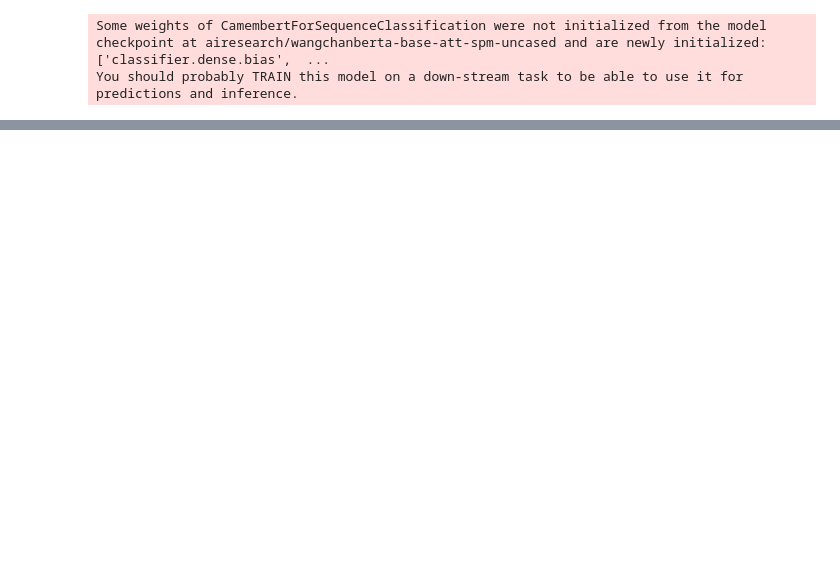
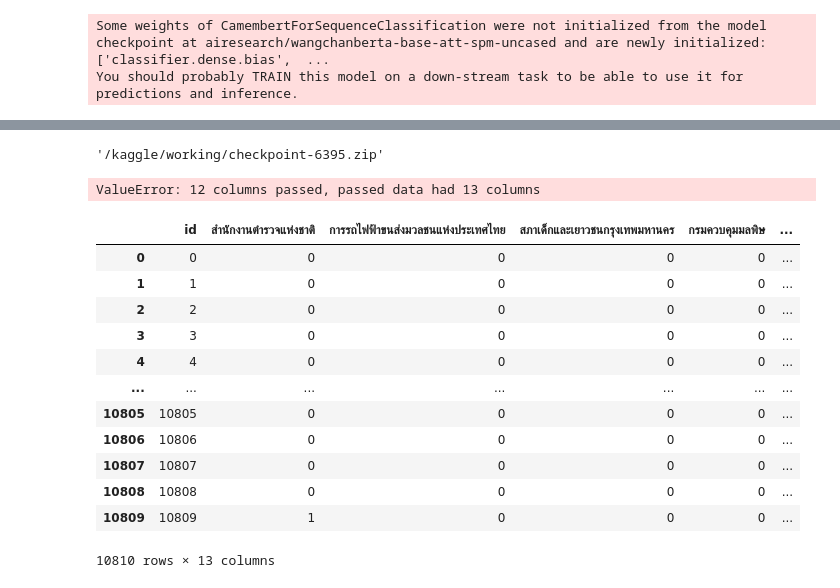
Before and after one commit to bookpanda/2110446-DATA-SCI-ENG, a Jupyter notebook: kaggle/midterm-traffy.ipynb, the cells around one changed output, grey strips where cells are left out. Drawn from its saved outputs; the diff is of its cells as text; code cells hidden in the pictures; blank space fills up the shorter version.

```diff
--- a/kaggle/midterm-traffy.ipynb
+++ b/kaggle/midterm-traffy.ipynb
@@ -287,0 +335,8 @@ trainer.train()
+# %%
+import shutil
+
+shutil.make_archive("/kaggle/working/checkpoint-6395", "zip", "/kaggle/working/multi_label_text_classification_wangchanberta_model/checkpoint-6395")
+# %% [output]
+'/kaggle/working/checkpoint-6395.zip'
+# %%
+predictions = trainer.predict(test_dataset)
@@ -287,0 +357,10 @@ trainer.train()
+# %%
+logits = torch.tensor(predictions.predictions)
+probs = torch.sigmoid(logits)
+pred_labels = (probs > 0.5).int().tolist()
+pred_df = pd.DataFrame(pred_labels, columns=contacts)
+
+test_df = pd.read_csv('/kaggle/input/dataset/test.csv')
+output_df = pd.concat([test_df["id"], pred_df], axis=1)
+# %% [output]
+ValueError: 12 columns passed, passed data had 13 columns
@@ -287,0 +369,16 @@ trainer.train()
+# %%
+output_df
+# %% [output]
+|  | id | สำนักงานตำรวจแห่งชาติ | การรถไฟฟ้าขนส่งมวลชนแห่งประเทศไทย | สภาเด็กและเยาวชนกรุงเทพมหานคร | กรมควบคุมมลพิษ | ... |
+| 0 | 0 | 0 | 0 | 0 | 0 | ... |
+| 1 | 1 | 0 | 0 | 0 | 0 | ... |
+| 2 | 2 | 0 | 0 | 0 | 0 | ... |
+| 3 | 3 | 0 | 0 | 0 | 0 | ... |
+| 4 | 4 | 0 | 0 | 0 | 0 | ... |
+| ... | ... | ... | ... | ... | ... | ... |
+| 10805 | 10805 | 0 | 0 | 0 | 0 | ... |
+| 10806 | 10806 | 0 | 0 | 0 | 0 | ... |
+| 10807 | 10807 | 0 | 0 | 0 | 0 | ... |
+| 10808 | 10808 | 0 | 0 | 0 | 0 | ... |
+| 10809 | 10809 | 1 | 0 | 0 | 0 | ... |
+10810 rows × 13 columns
```
Also changed, not shown: parts of 20 cells of this notebook.
